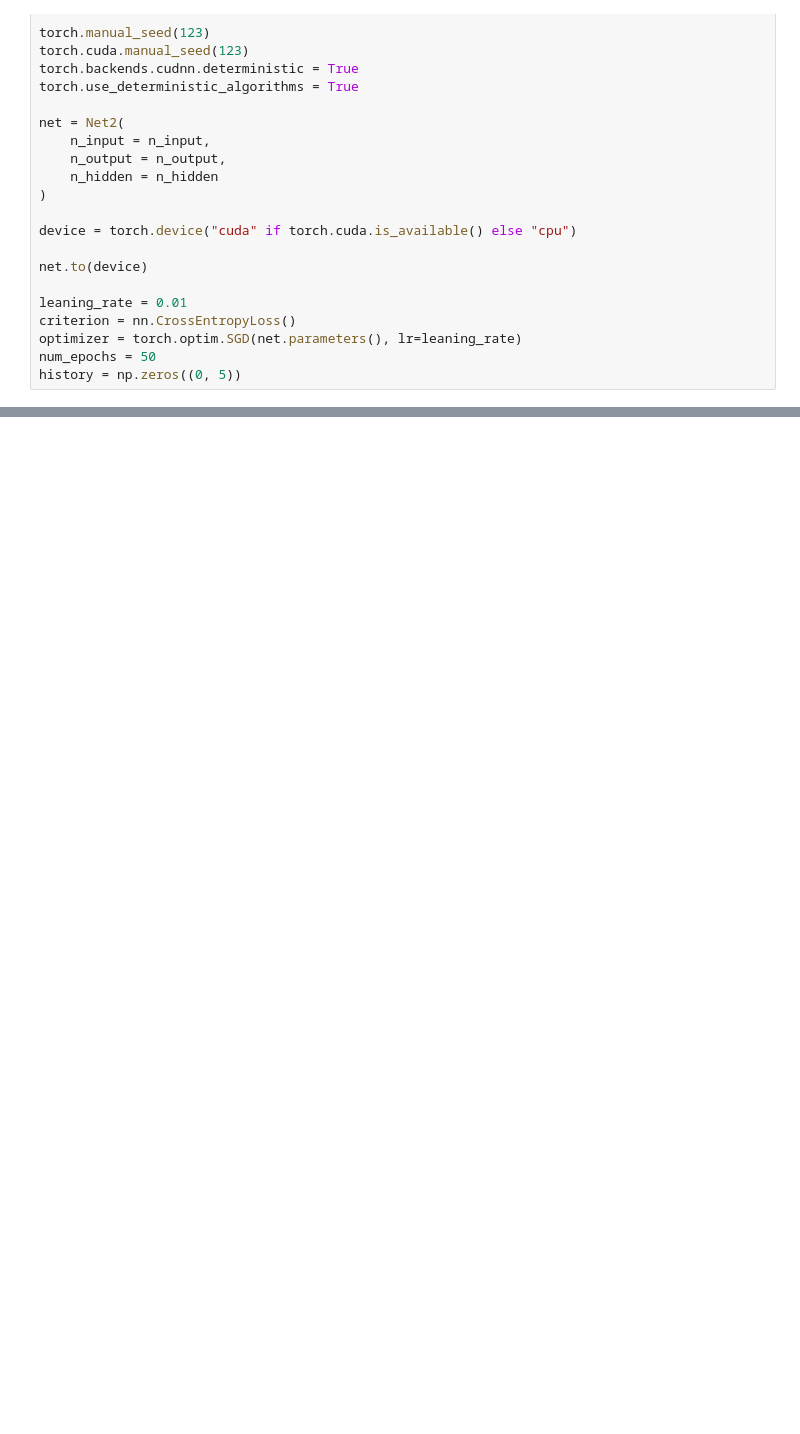
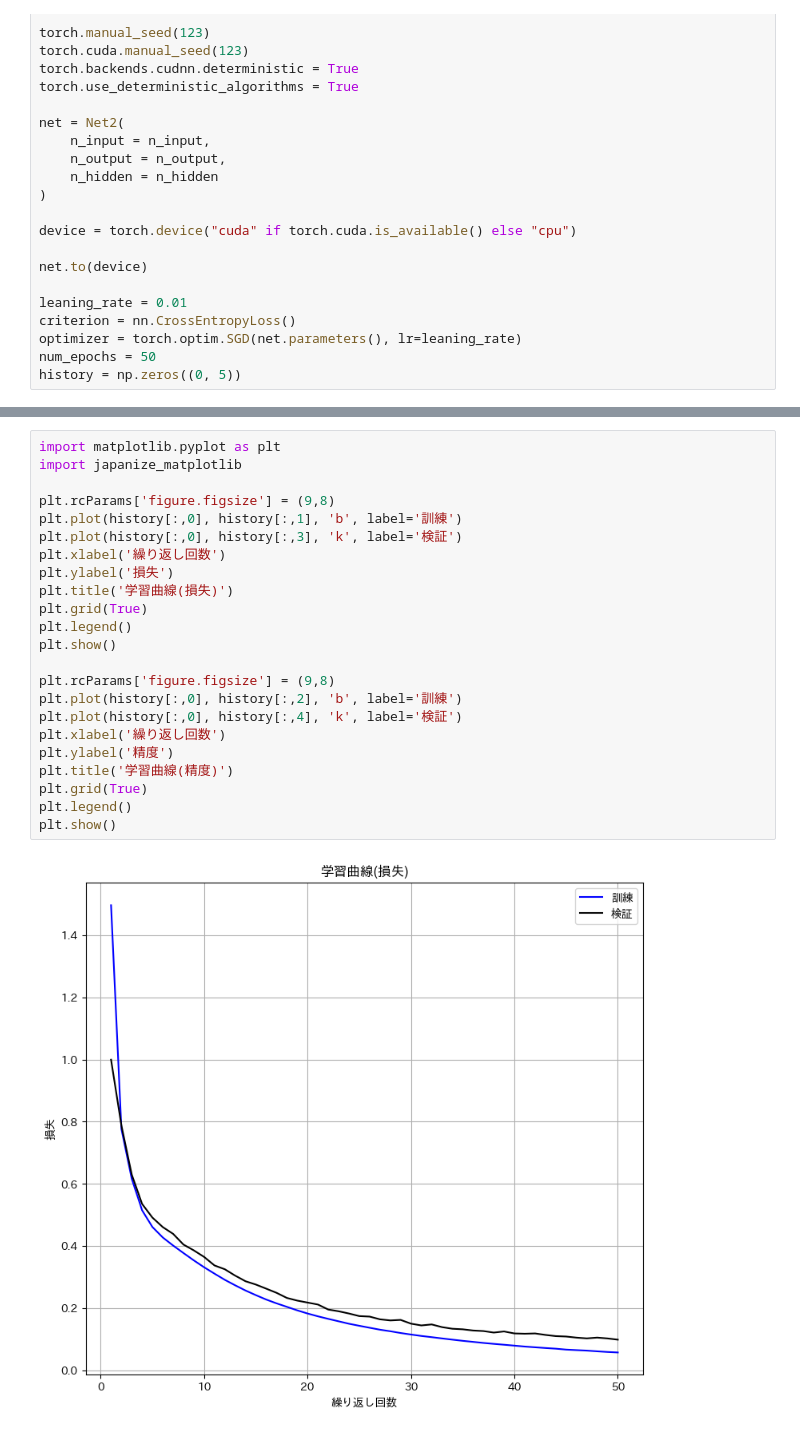
Before and after one commit to kokoa454/python_school, a Jupyter notebook: deepLearning/mnist_and_hand_digits/mnist_and_hand_digits/mnist_and_hand_digits.ipynb, the cells around one changed output, grey strips where cells are left out. Cells and saved outputs as stored; diff of their text form; blank space fills up the shorter version.

```diff
--- a/deepLearning/mnist_and_hand_digits/mnist_and_hand_digits/mnist_and_hand_digits.ipynb
+++ b/deepLearning/mnist_and_hand_digits/mnist_and_hand_digits/mnist_and_hand_digits.ipynb
@@ -247,0 +248,25 @@ Epoch [12/50], loss: 0.29191 acc: 0.91341 val_loss: 0.32609, val_acc: 0.90154
+# %%
+import matplotlib.pyplot as plt
+import japanize_matplotlib
+
+plt.rcParams['figure.figsize'] = (9,8)
+plt.plot(history[:,0], history[:,1], 'b', label='訓練')
+plt.plot(history[:,0], history[:,3], 'k', label='検証')
+plt.xlabel('繰り返し回数')
+plt.ylabel('損失')
+plt.title('学習曲線(損失)')
+plt.grid(True)
+plt.legend()
+plt.show()
+
+plt.rcParams['figure.figsize'] = (9,8)
+plt.plot(history[:,0], history[:,2], 'b', label='訓練')
+plt.plot(history[:,0], history[:,4], 'k', label='検証')
+plt.xlabel('繰り返し回数')
+plt.ylabel('精度')
+plt.title('学習曲線(精度)')
+plt.grid(True)
+plt.legend()
+plt.show()
+# %% [output]
+[figure, added]
```
Also changed, not shown: parts of 6 cells of this notebook, 1 other file.
